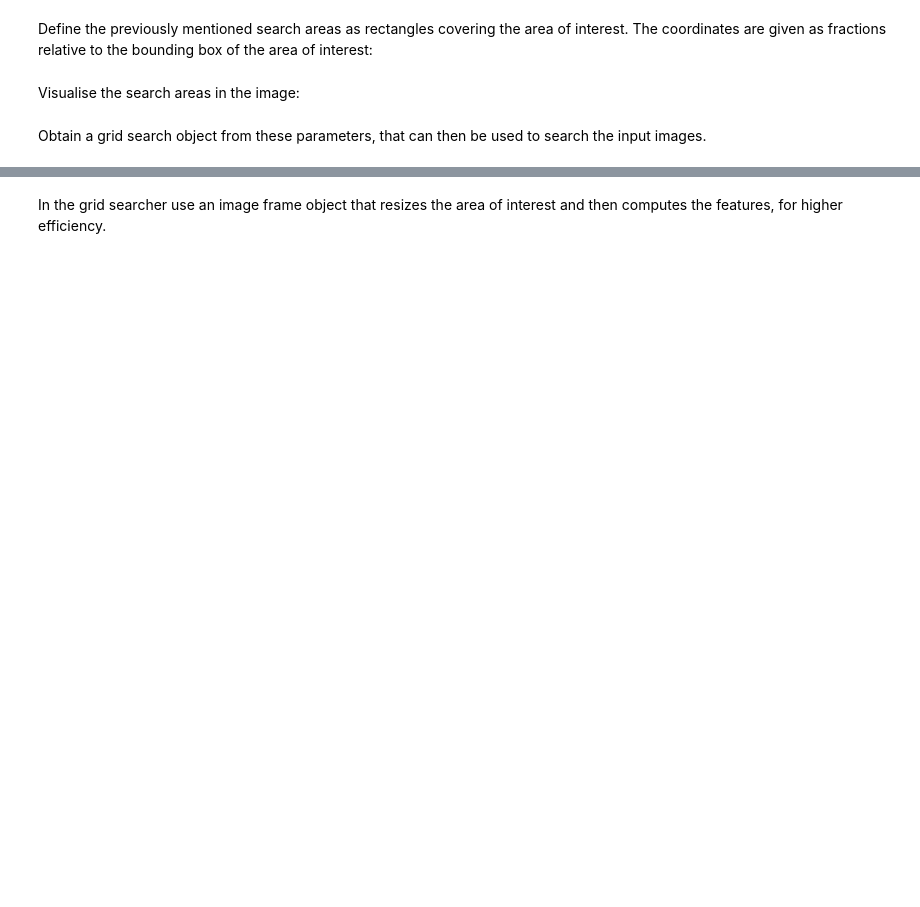
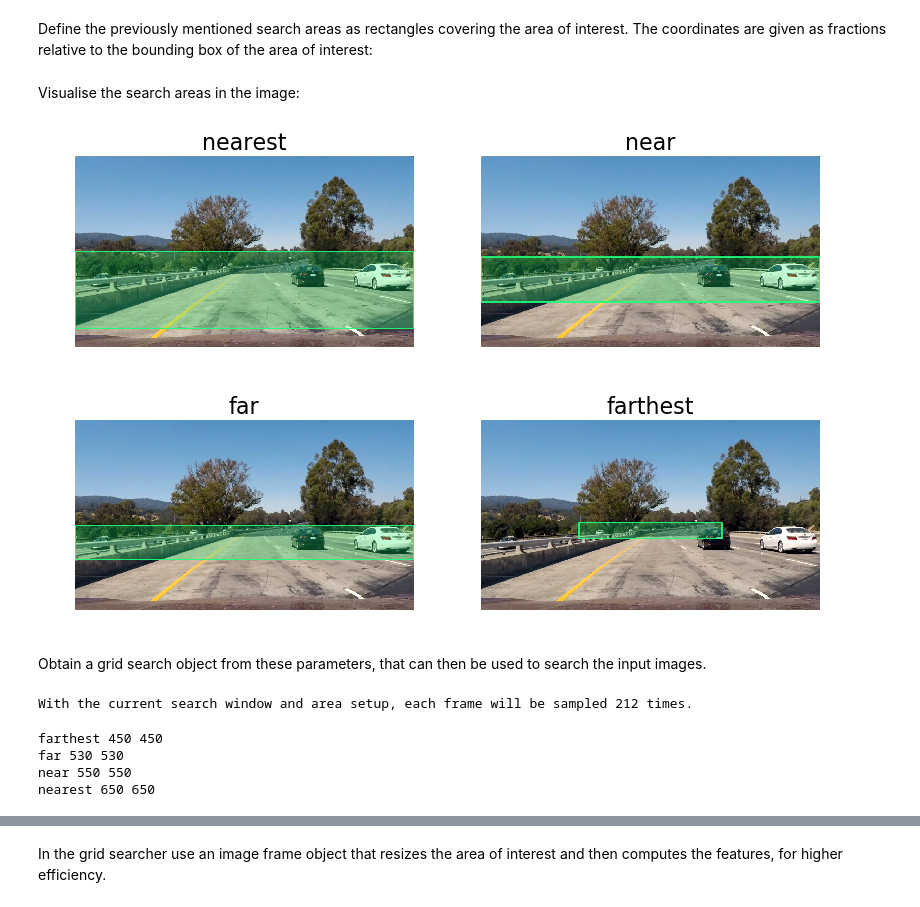
Before and after one commit to MarkDekker/CarND-Vehicle-Detection, a Jupyter notebook: README.ipynb, the cells around one changed output, grey strips where cells are left out. Saved outputs shown, nothing was run; the diff lists cells and outputs as text; code cells hidden in the pictures; blank space fills up the shorter version.

Commit message:
implemented basic sliding window search.

```diff
--- a/README.ipynb
+++ b/README.ipynb
@@ -132,10 +125,0 @@ Set the region of interest in the input video file:
-# %%
-top = 380/720
-bottom = 720/720
-left = 0/1280
-right = 1280/1280
-
-area_of_interest = ((left, top), (right, bottom))
-
-preview = import_image('./test_images/test1.jpg')
-plot_image(quick_rectangle(preview, area_of_interest, filled=True))
@@ -165,11 +147,23 @@ search_windows = {'farthest': {'size': (4, 4),
 # %% [markdown]
 Define the previously mentioned search areas as rectangles covering the area of interest.  The coordinates are given as fractions relative to the bounding box of the area of interest:
 # %%
-search_areas = {'nearest': ((0/1280, 360/720), (1280/1280, 650/720)),
-                'near': ((0/1280, 380/720), (1280/1280, 550/720)),
-                'far': ((300/1280, 400/720), (980/1280, 500/720)),
-                'farthest': ((370/1280, 390/720), (910/1280, 450/720))}
+search_areas = {'nearest':  ((  0, 360), (1280, 650)),
+                'near':     ((  0, 380), (1280, 550)),
+                'far':      ((  0, 400), (1280, 530)),
+                'farthest': ((370, 390), ( 910, 450))}
 # %% [markdown]
 Visualise the search areas in the image:
+# %%
+preview = import_image('./test_images/test1.jpg')
+
+plt.subplots(2, 2, figsize=(12, 8), dpi=80)
+i = 0
+
+for name, area_of_interest in search_areas.items():
+    i += 1
+    plt.subplot(2, 2, i)
+    plot_image(quick_rectangle(preview, area_of_interest, filled=True), title=name)
+# %% [output]
+[figure, added]
 # %% [markdown]
 Obtain a grid search object from these parameters, that can then be used to search the input images.
@@ -179,0 +172,11 @@ searcher = GridSearch(search_windows, search_areas)
+# %%
+searcher = GridSearch(search_windows, search_areas, hog_params)
+# %% [output]
+With the current search window and area setup, each frame will be sampled 212 times.
+# %%
+result, highlighted_img = searcher.crawl_image(preview, classifier)
+# %% [output]
+farthest 450 450
+far 530 530
+near 550 550
+nearest 650 650
```
Also changed, not shown: parts of 22 cells of this notebook, 1 other file.
